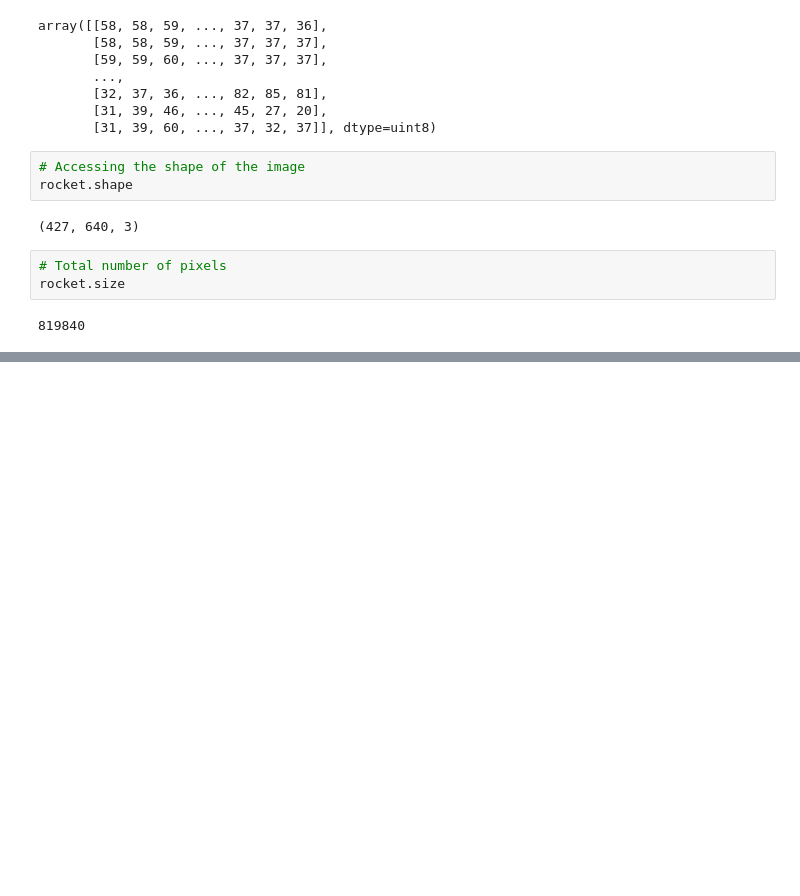
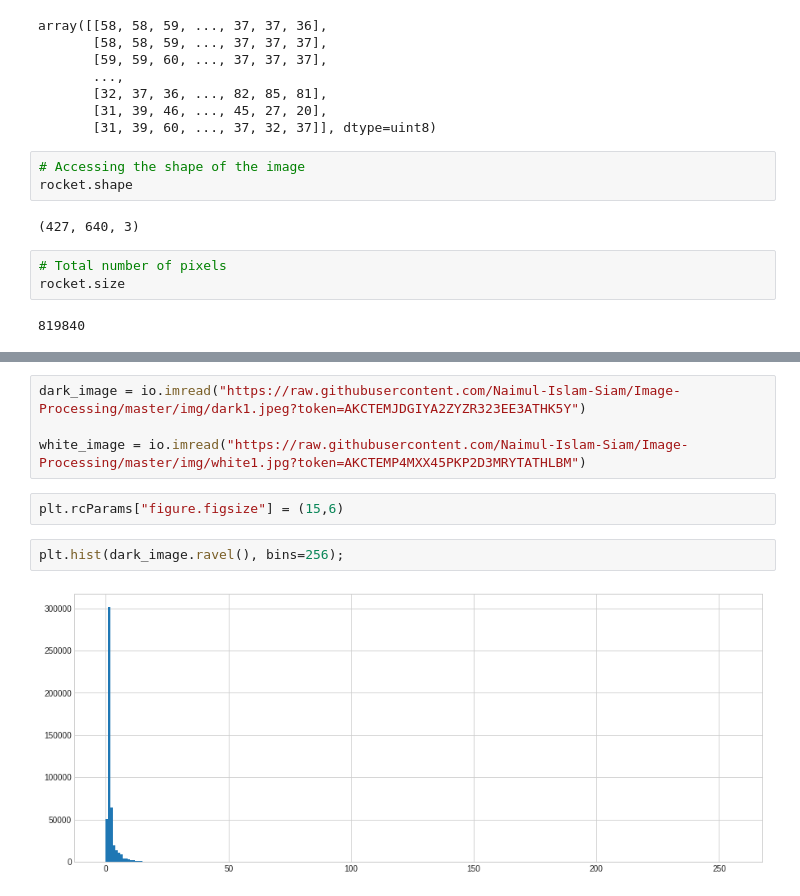
Before and after one commit to Naimul-Islam-Siam/Image-Processing, a Jupyter notebook: Image Processing in Python/1. Introducing Image Processing and scikit-image/image_processing1.ipynb, the cells around one changed output, grey strips where cells are left out. Drawn from its saved outputs; the diff is of its cells as text; blank space fills up the shorter version.

```diff
--- a/Image Processing in Python/1. Introducing Image Processing and scikit-image/image_processing1.ipynb
+++ b/Image Processing in Python/1. Introducing Image Processing and scikit-image/image_processing1.ipynb
@@ -132,0 +152,10 @@ rocket.size
+# %%
+dark_image = io.imread("https://raw.githubusercontent.com/Naimul-Islam-Siam/Image-Processing/master/img/dark1.jpeg?token=AKCTEMJDGIYA2ZYZR323EE3ATHK5Y")
+
+white_image = io.imread("https://raw.githubusercontent.com/Naimul-Islam-Siam/Image-Processing/master/img/white1.jpg?token=AKCTEMP4MXX45PKP2D3MRYTATHLBM")
+# %%
+plt.rcParams["figure.figsize"] = (15,6)
+# %%
+plt.hist(dark_image.ravel(), bins=256);
+# %% [output]
+[figure, added]
```
Also changed, not shown: parts of 17 cells of this notebook.
